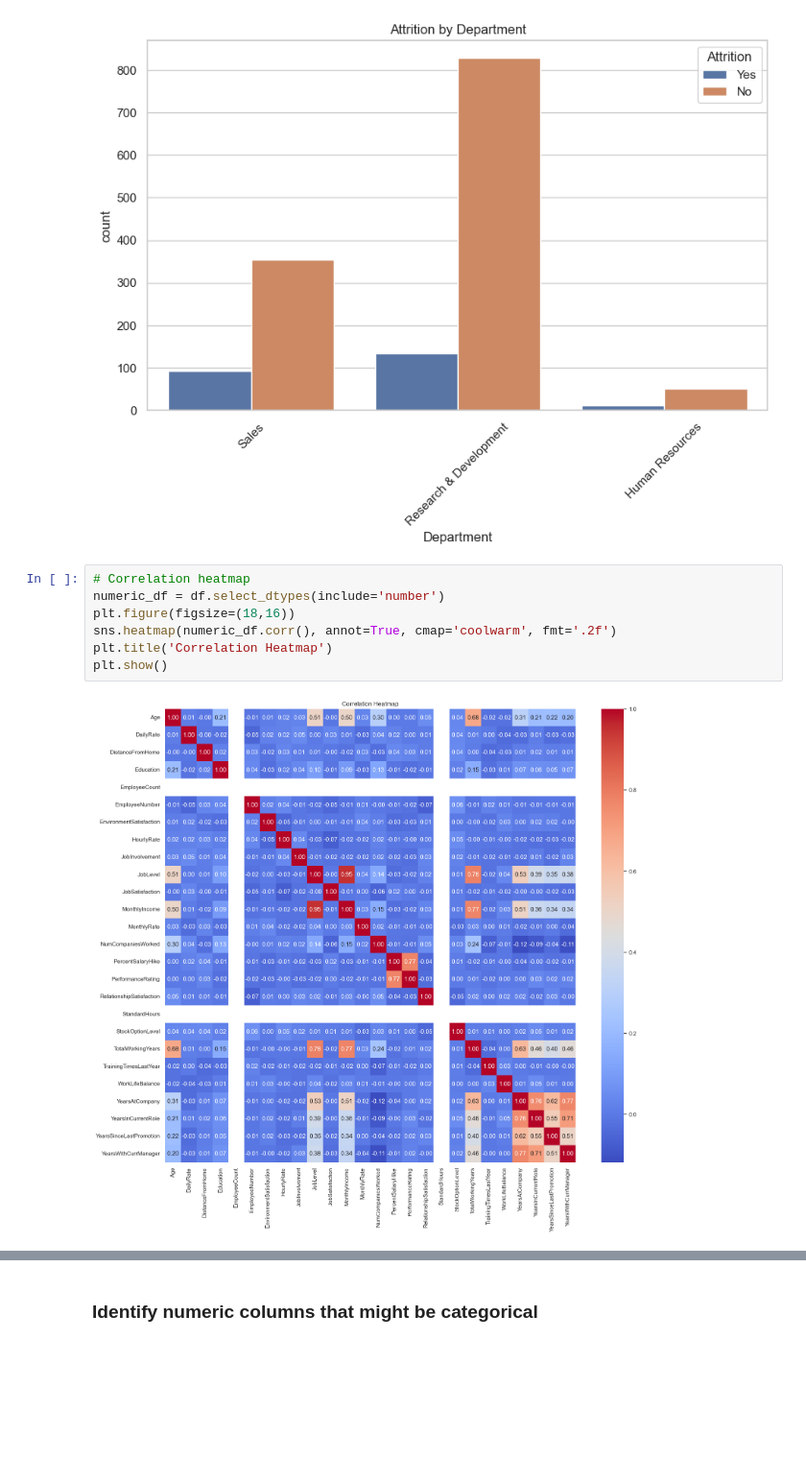
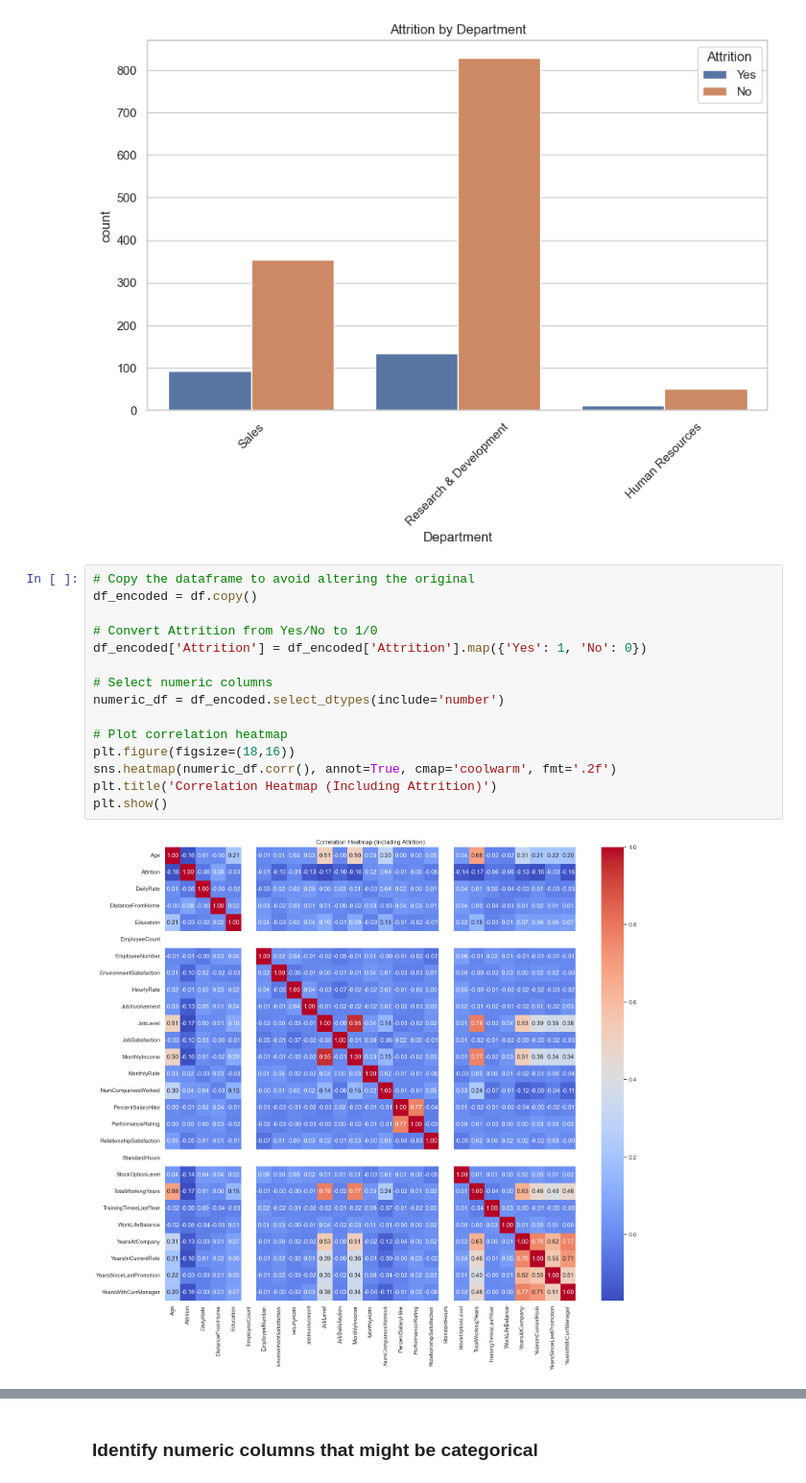
Before and after one commit to jrdncodes/employee-attrition-analysis, a Jupyter notebook: employee_attrition_analysis.ipynb, the cells around one changed output, grey strips where cells are left out. Shown at 96% size. Cells and saved outputs as stored; diff of their text form; blank space fills up the shorter version.

Commit message:
Added attrition column in correlation heatmap, Added observation on correlation heatmap results

```diff
--- a/employee_attrition_analysis.ipynb
+++ b/employee_attrition_analysis.ipynb
@@ -88,11 +92,19 @@ plt.show()
 # %% [output]
 [figure]
 # %%
-# Correlation heatmap
-numeric_df = df.select_dtypes(include='number')
+# Copy the dataframe to avoid altering the original
+df_encoded = df.copy()
+
+# Convert Attrition from Yes/No to 1/0
+df_encoded['Attrition'] = df_encoded['Attrition'].map({'Yes': 1, 'No': 0})
+
+# Select numeric columns
+numeric_df = df_encoded.select_dtypes(include='number')
+
+# Plot correlation heatmap
 plt.figure(figsize=(18,16))
 sns.heatmap(numeric_df.corr(), annot=True, cmap='coolwarm', fmt='.2f')
-plt.title('Correlation Heatmap')
+plt.title('Correlation Heatmap (Including Attrition)')
 plt.show()
 # %% [output]
-[figure, old version]
+[figure, new version]
```
Also changed, not shown: parts of 3 cells of this notebook.
